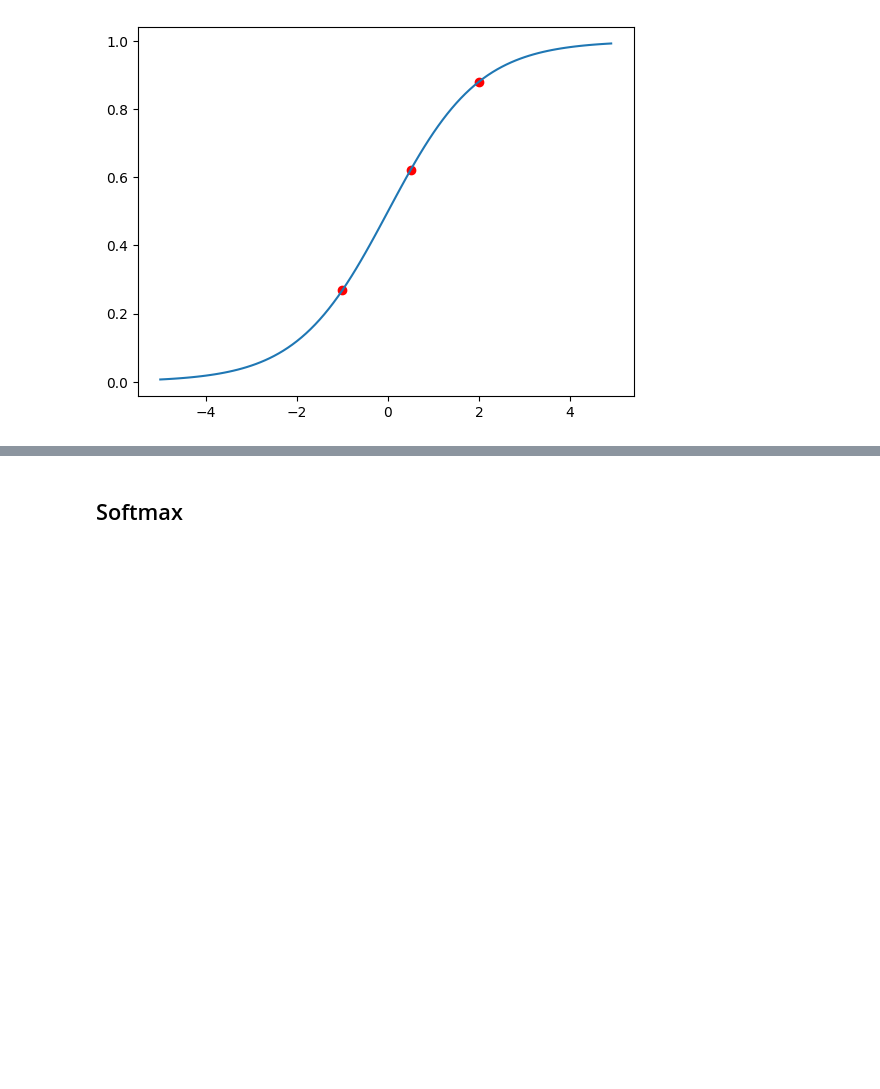
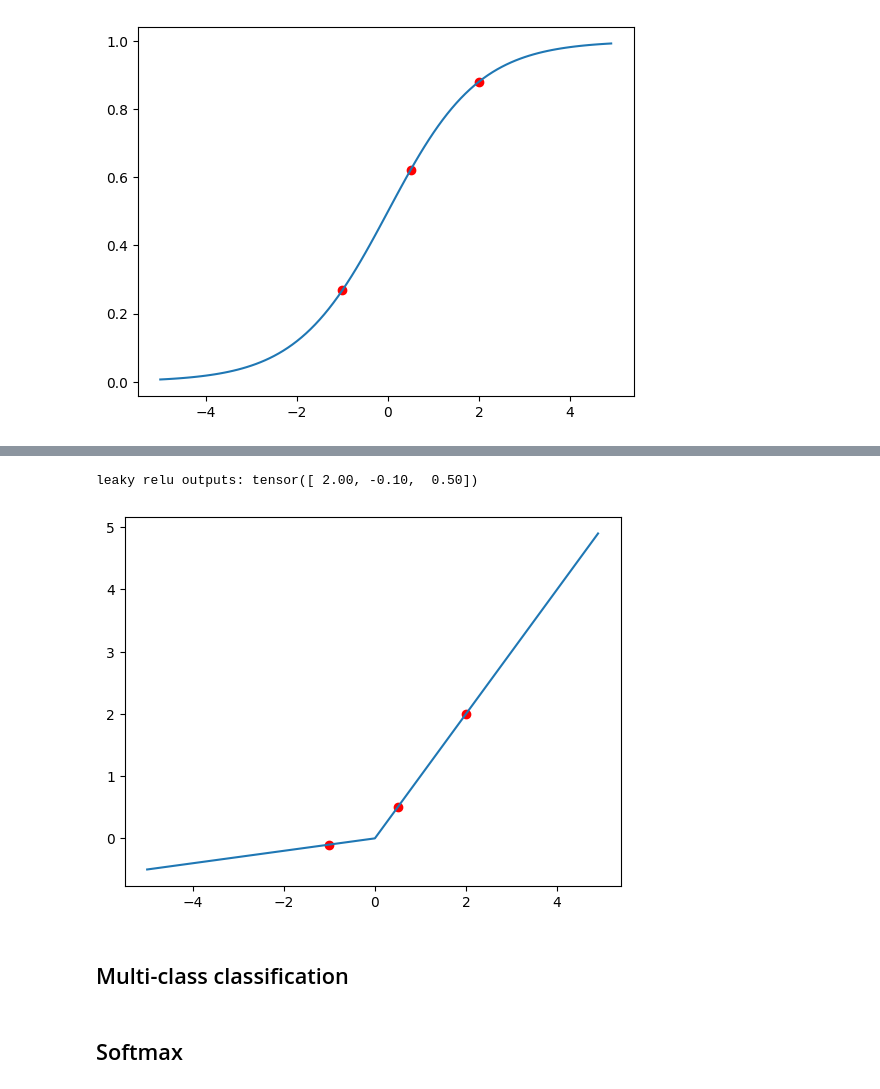
Before and after one commit to 9-coding/PyTorch, a Jupyter notebook: Lecture-AI_programming/week10.ipynb, the cells around one changed output, grey strips where cells are left out. Saved outputs shown, nothing was run; the diff lists cells and outputs as text; code cells hidden in the pictures; blank space fills up the shorter version.

```diff
--- a/Lecture-AI_programming/week10.ipynb
+++ b/Lecture-AI_programming/week10.ipynb
@@ -32,3 +74,13 @@ sigmoid outputs: tensor([0.88, 0.27, 0.62])
+# %%
+LeakyReLU = torch.nn.LeakyReLU(negative_slope=0.1) # default = 0.01
+leaky_outputs = LeakyReLU(logits)
+print('leaky relu outputs:', leaky_outputs)
+plot_graph(LeakyReLU(range), leaky_outputs)
+# %% [output]
+leaky relu outputs: tensor([ 2.00, -0.10,  0.50])
+[figure, added]
+# %% [markdown]
+## Multi-class classification
 # %% [markdown]
 ## Softmax
 # %%
```
Also changed, not shown: parts of 34 cells of this notebook.
